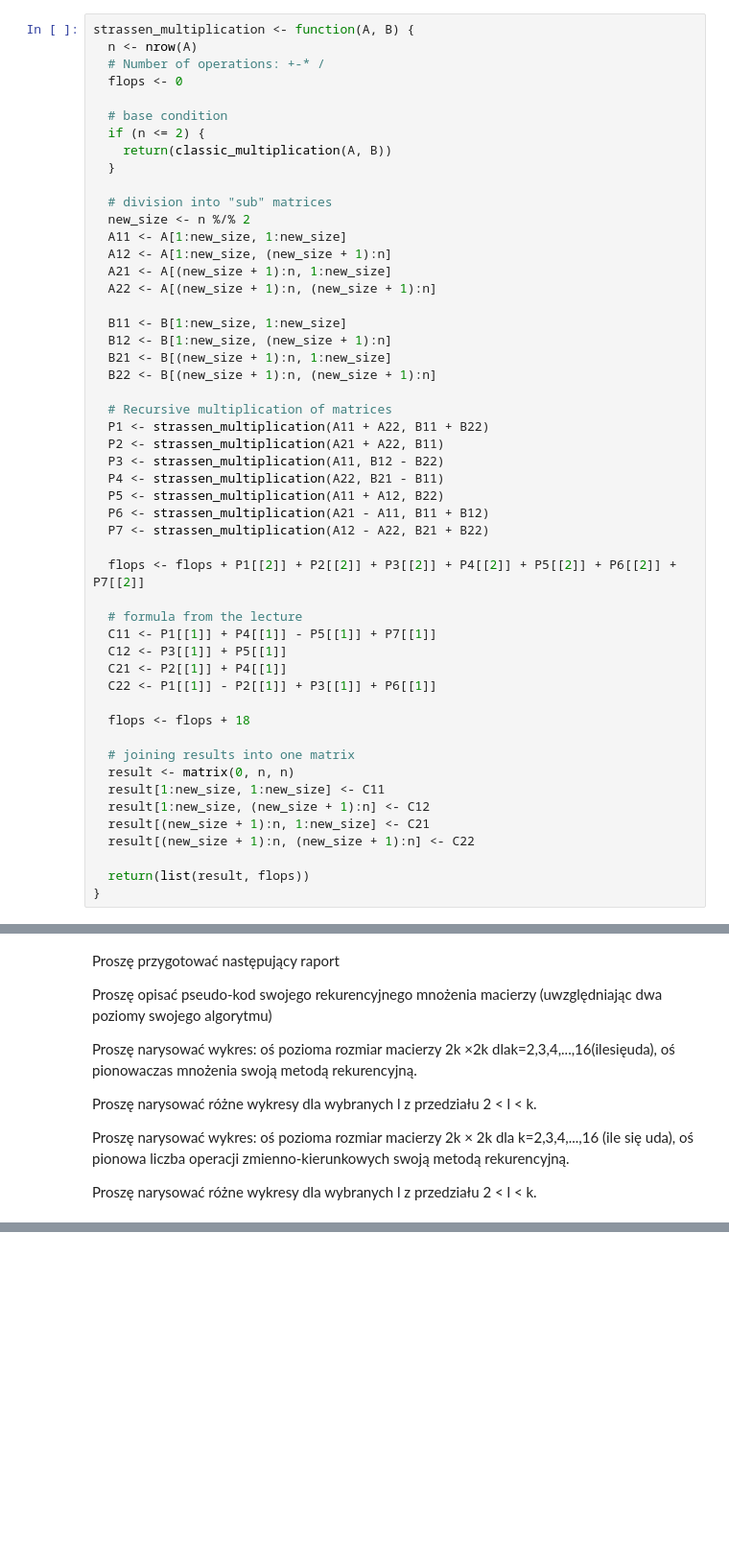
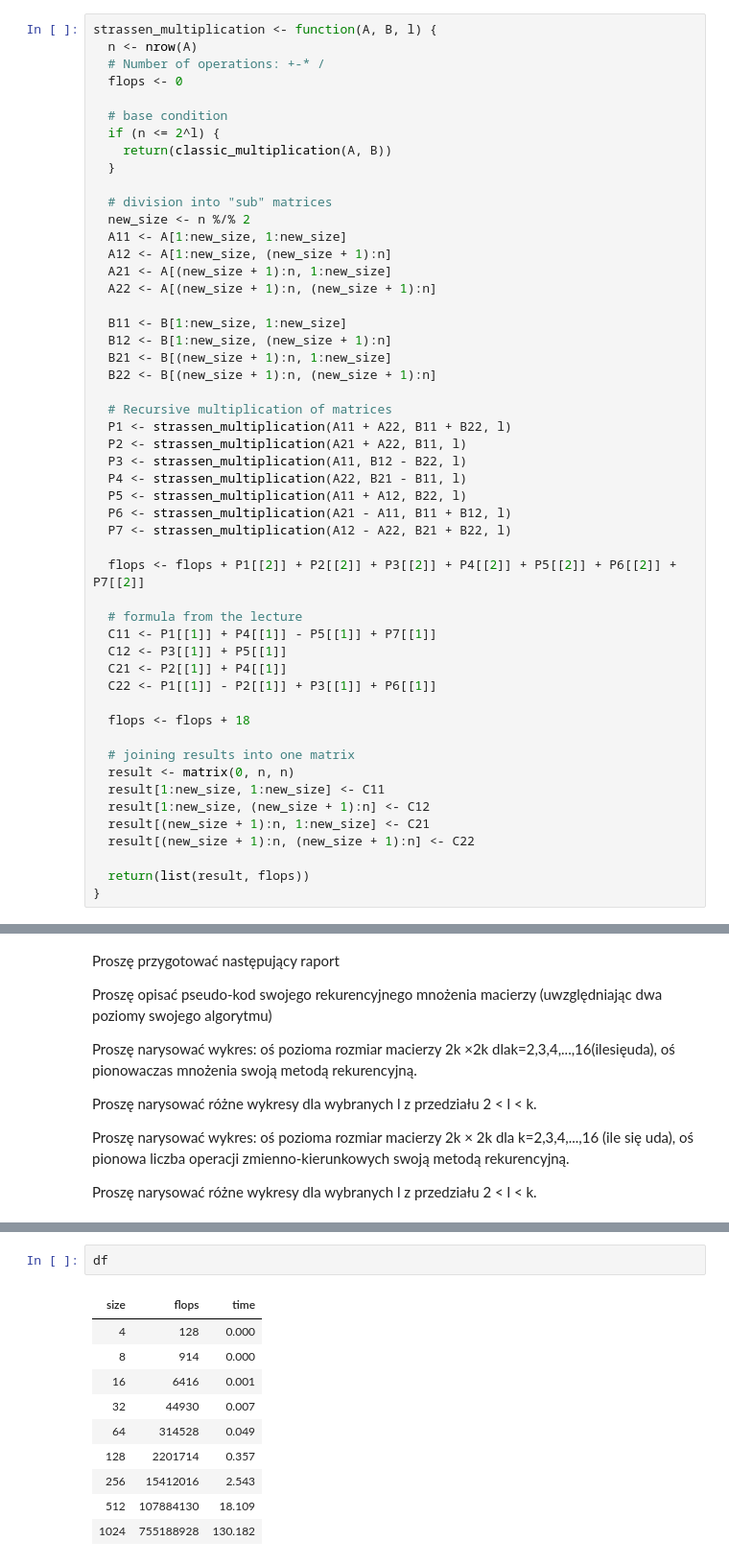
Before and after one commit to ewazukowska/RMiSW, a Jupyter notebook: Program1-R.ipynb, the cells around one changed output, grey strips where cells are left out. Shown at 96% size. Cells and saved outputs as stored; diff of their text form; blank space fills up the shorter version.

```diff
--- a/Program1-R.ipynb
+++ b/Program1-R.ipynb
@@ -75,13 +75,13 @@ print(result[[2]])  # Number of operations
 # %% [markdown]
 2. Algorytm Strassena
 # %%
-strassen_multiplication <- function(A, B) {
+strassen_multiplication <- function(A, B, l) {
   n <- nrow(A)
   # Number of operations: +-* /
   flops <- 0
 
   # base condition
-  if (n <= 2) {
+  if (n <= 2^l) {
     return(classic_multiplication(A, B))
   }
 
@@ -98,13 +98,13 @@ strassen_multiplication <- function(A, B) {
   B22 <- B[(new_size + 1):n, (new_size + 1):n]
 
   # Recursive multiplication of matrices
-  P1 <- strassen_multiplication(A11 + A22, B11 + B22)
-  P2 <- strassen_multiplication(A21 + A22, B11)
-  P3 <- strassen_multiplication(A11, B12 - B22)
-  P4 <- strassen_multiplication(A22, B21 - B11)
-  P5 <- strassen_multiplication(A11 + A12, B22)
-  P6 <- strassen_multiplication(A21 - A11, B11 + B12)
-  P7 <- strassen_multiplication(A12 - A22, B21 + B22)
+  P1 <- strassen_multiplication(A11 + A22, B11 + B22, l)
+  P2 <- strassen_multiplication(A21 + A22, B11, l)
+  P3 <- strassen_multiplication(A11, B12 - B22, l)
+  P4 <- strassen_multiplication(A22, B21 - B11, l)
+  P5 <- strassen_multiplication(A11 + A12, B22, l)
+  P6 <- strassen_multiplication(A21 - A11, B11 + B12, l)
+  P7 <- strassen_multiplication(A12 - A22, B21 + B22, l)
 
   flops <- flops + P1[[2]] + P2[[2]] + P3[[2]] + P4[[2]] + P5[[2]] + P6[[2]] + P7[[2]]
 
@@ -167,0 +182,13 @@ Proszę narysować różne wykresy dla wybranych l z przedziału 2 < l < k.
+# %%
+df
+# %% [output]
+| size | flops | time |
+| 4 | 128 | 0.000 |
+| 8 | 914 | 0.000 |
+| 16 | 6416 | 0.001 |
+| 32 | 44930 | 0.007 |
+| 64 | 314528 | 0.049 |
+| 128 | 2201714 | 0.357 |
+| 256 | 15412016 | 2.543 |
+| 512 | 107884130 | 18.109 |
+| 1024 | 755188928 | 130.182 |
```
Also changed, not shown: parts of 9 cells of this notebook.
